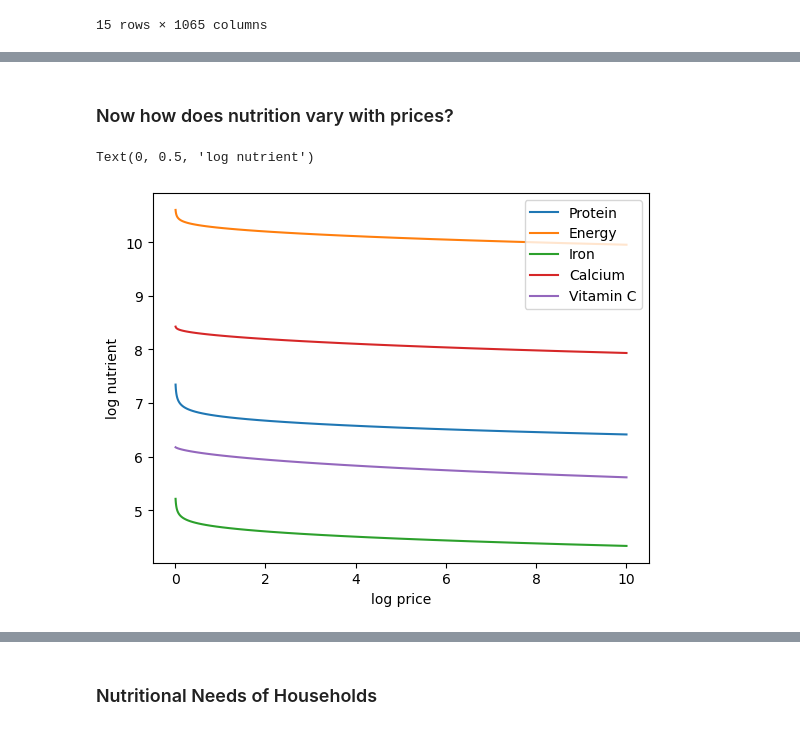
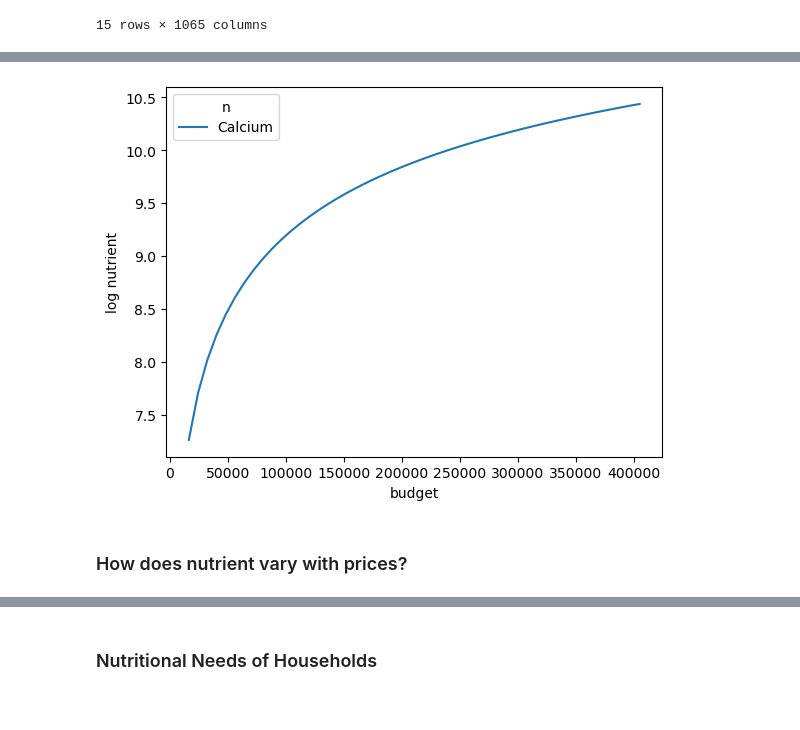
Before and after one commit to malenabuffagni/DavidZilberman, a Jupyter notebook: Basic Estimates/01Basic Estimate.ipynb, the cells around one changed output, grey strips where cells are left out. Cells and saved outputs as stored; diff of their text form; code cells hidden in the pictures.

```diff
--- a/Basic Estimates/01Basic Estimate.ipynb
+++ b/Basic Estimates/01Basic Estimate.ipynb
@@ -471,16 +420,13 @@ Text(0, 0.5, 'log nutrient')
+# %%
+buget_log_nutrient(['Calcium'])
+# %% [output]
+[figure, added]
 # %% [markdown]
-### Now how does nutrition vary with prices?
+### How does nutrient vary with prices?
 # %%
-USE_GOOD = 'Beef'
-
-scale = np.geomspace(.01,10,50)
-
-ndf = pd.DataFrame({s:np.log(nutrient_demand(xref/2,my_prices(pbar[USE_GOOD]*s,j=USE_GOOD)))[UseNutrients] for s in scale}).T
-
-ax = ndf.plot()
-
-ax.set_xlabel('log price')
-ax.set_ylabel('log nutrient')
+def price_log_nutrient(USE_GOOD,UseNutrients):
+    scale = np.geomspace(.01,10,50)
+    ndf = pd.DataFrame({s:np.log(nutrient_demand(xref/2,my_prices(pbar[USE_GOOD]*s,j=USE_GOOD)))[UseNutrients] for s in scale}).T
+    ax = ndf.plot()
+    ax2.set_xlabel('log price')
+    ax2.set_ylabel('log nutrient')
-# %% [output]
-Text(0, 0.5, 'log nutrient')
-[figure, removed]
```
Also changed, not shown: parts of 35 cells of this notebook, 7 other files.
